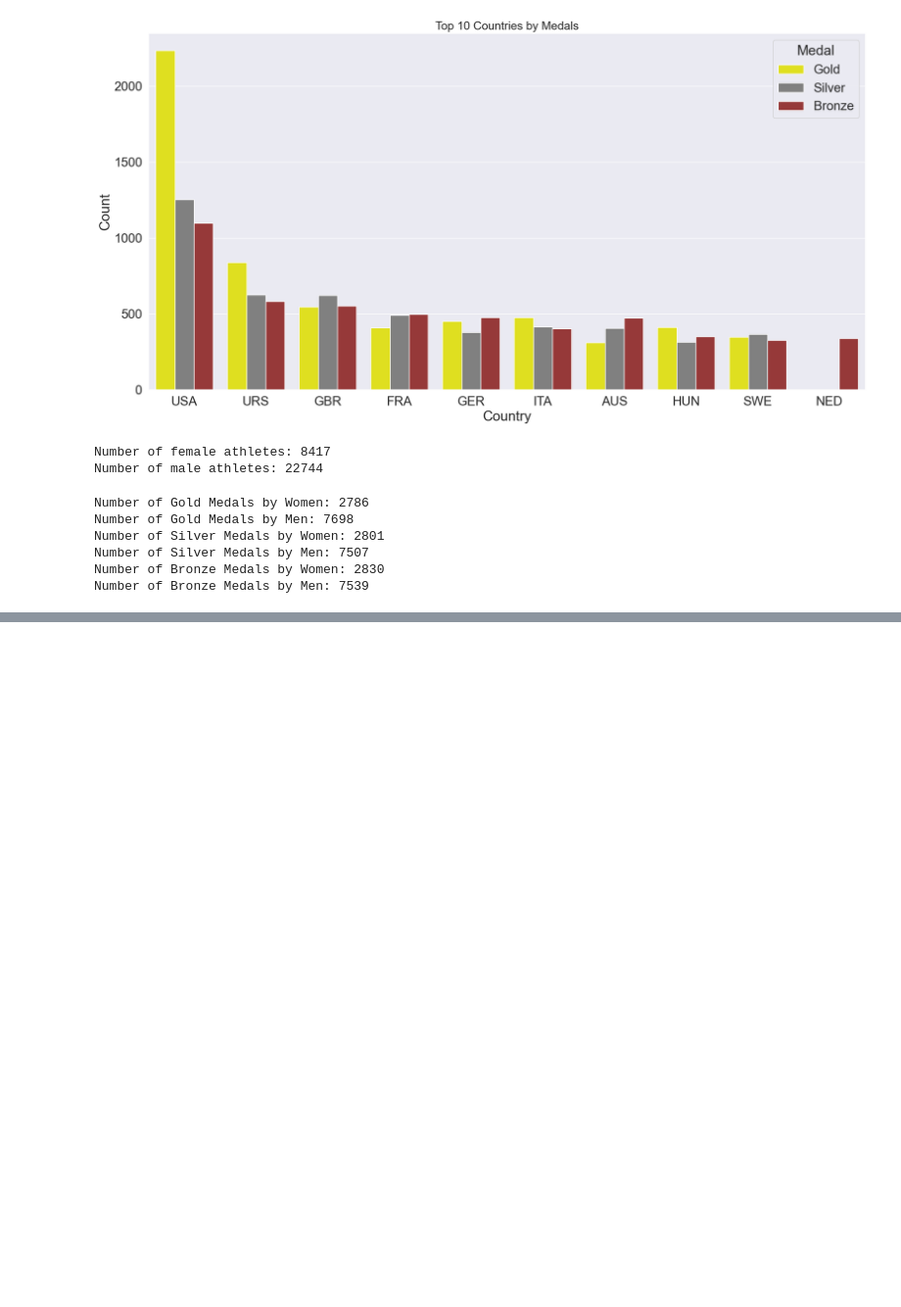
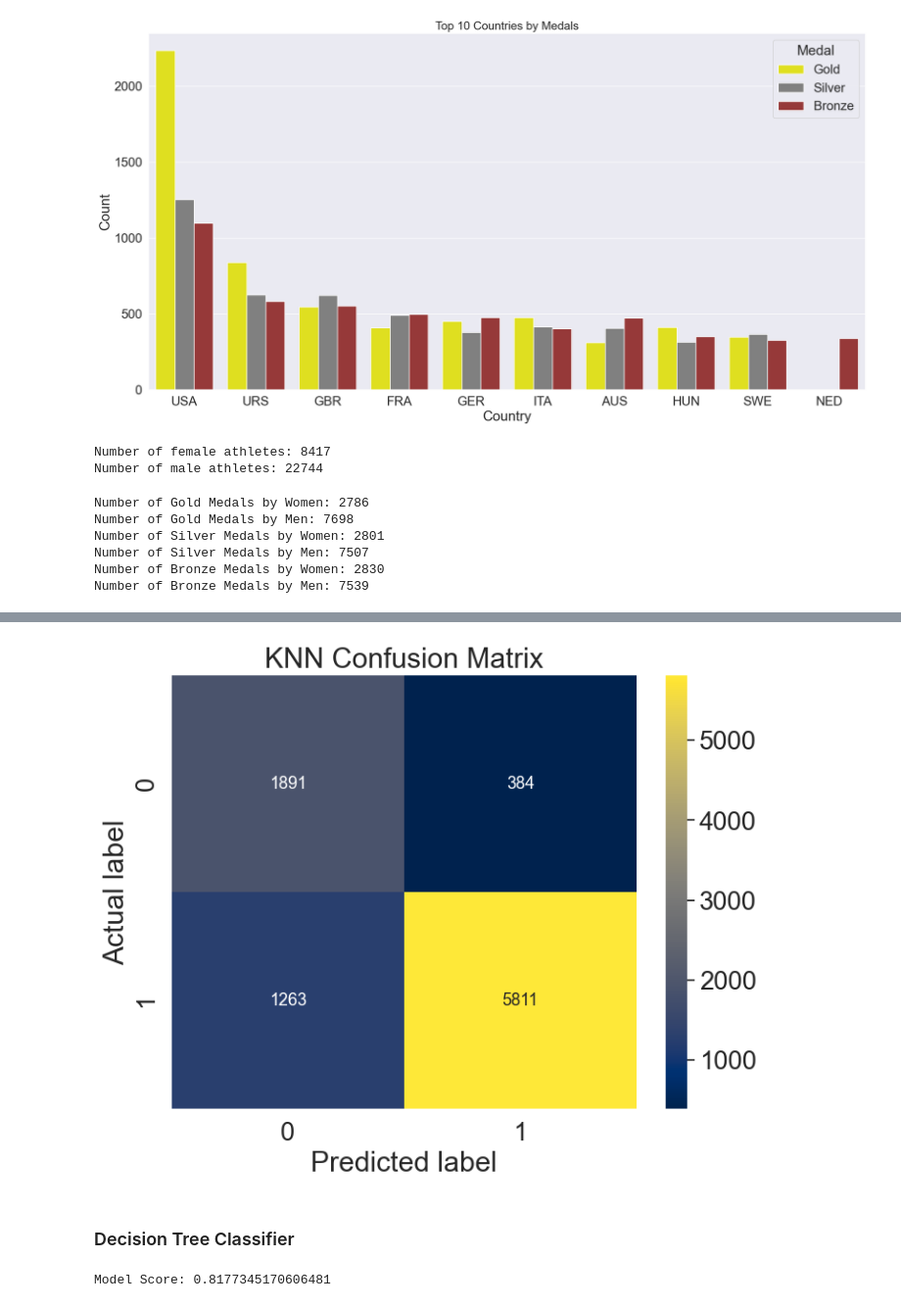
Before and after one commit to cnskzlrmt/summer-olympic-games-project, a Jupyter notebook: Summer_Olympic_Games.ipynb, the cells around one changed output, grey strips where cells are left out. Shown: that part at 98% size. Drawn from its saved outputs; the diff is of its cells as text; code cells hidden in the pictures; blank space fills up the shorter version.

```diff
--- a/Summer_Olympic_Games.ipynb
+++ b/Summer_Olympic_Games.ipynb
@@ -276,0 +395,8 @@ plt.show()
+# %%
+from sklearn.neighbors import KNeighborsClassifier
+
+k=2
+neigh = KNeighborsClassifier(n_neighbors=k)
+model= neigh.fit(X_train, y_train)
+score = model.score(X_test, y_test)
+print("Model Score:", score)
@@ -276,0 +448,20 @@ plt.show()
+# %%
+plt.figure(figsize=(8, 6))
+sns.heatmap(pd.DataFrame(cnf_matrix_knn), annot=True, cmap="cividis", fmt='g')
+plt.title('KNN Confusion Matrix')
+plt.ylabel('Actual label')
+plt.xlabel('Predicted label')
+plt.show()
+# %% [output]
+[figure, added]
+# %% [markdown]
+### Decision Tree Classifier
+# %%
+from sklearn.tree import DecisionTreeClassifier
+
+tree= DecisionTreeClassifier()
+model= tree.fit(X_train, y_train)
+score=model.score(X_test, y_test)
+print("Model Score:", score)
+# %% [output]
+Model Score: 0.8177345170606481
```
Also changed, not shown: parts of 32 cells of this notebook.
